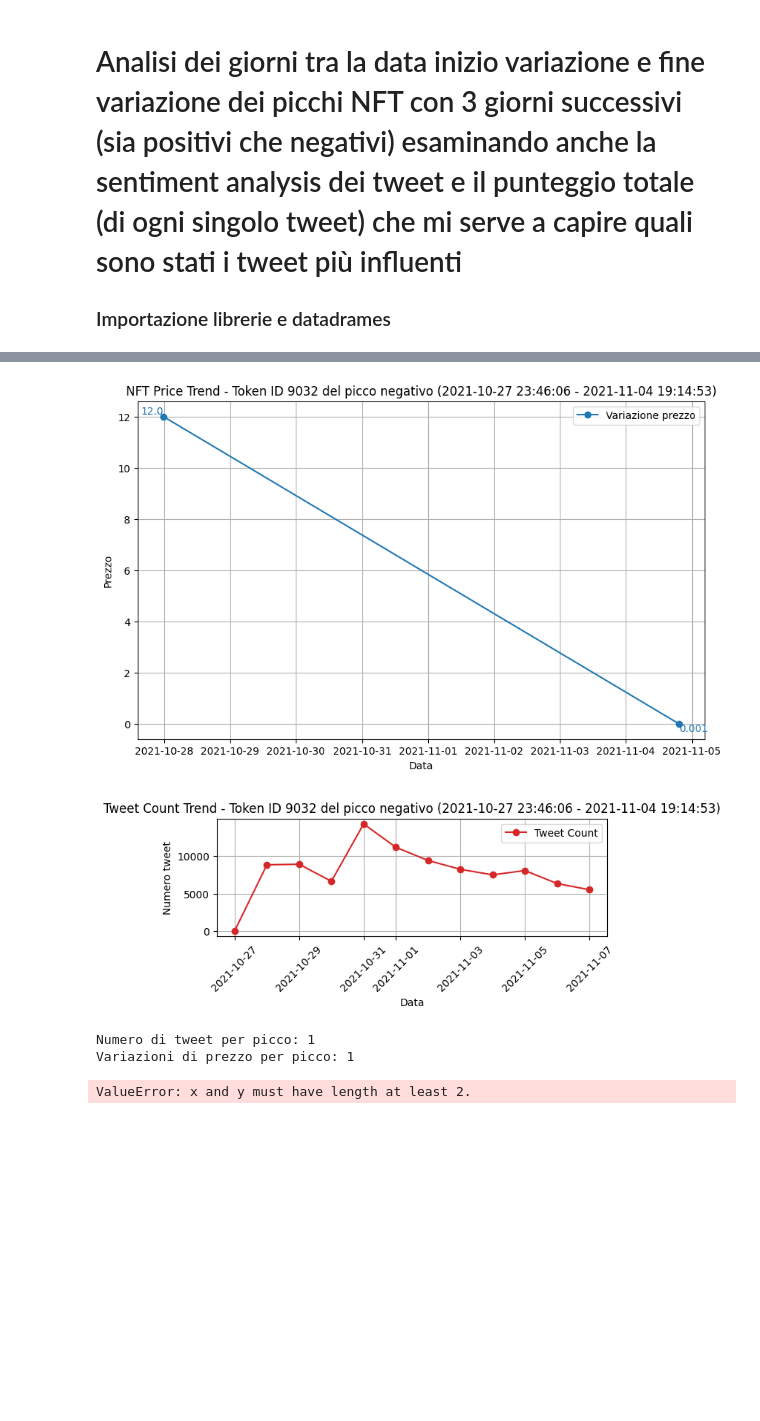
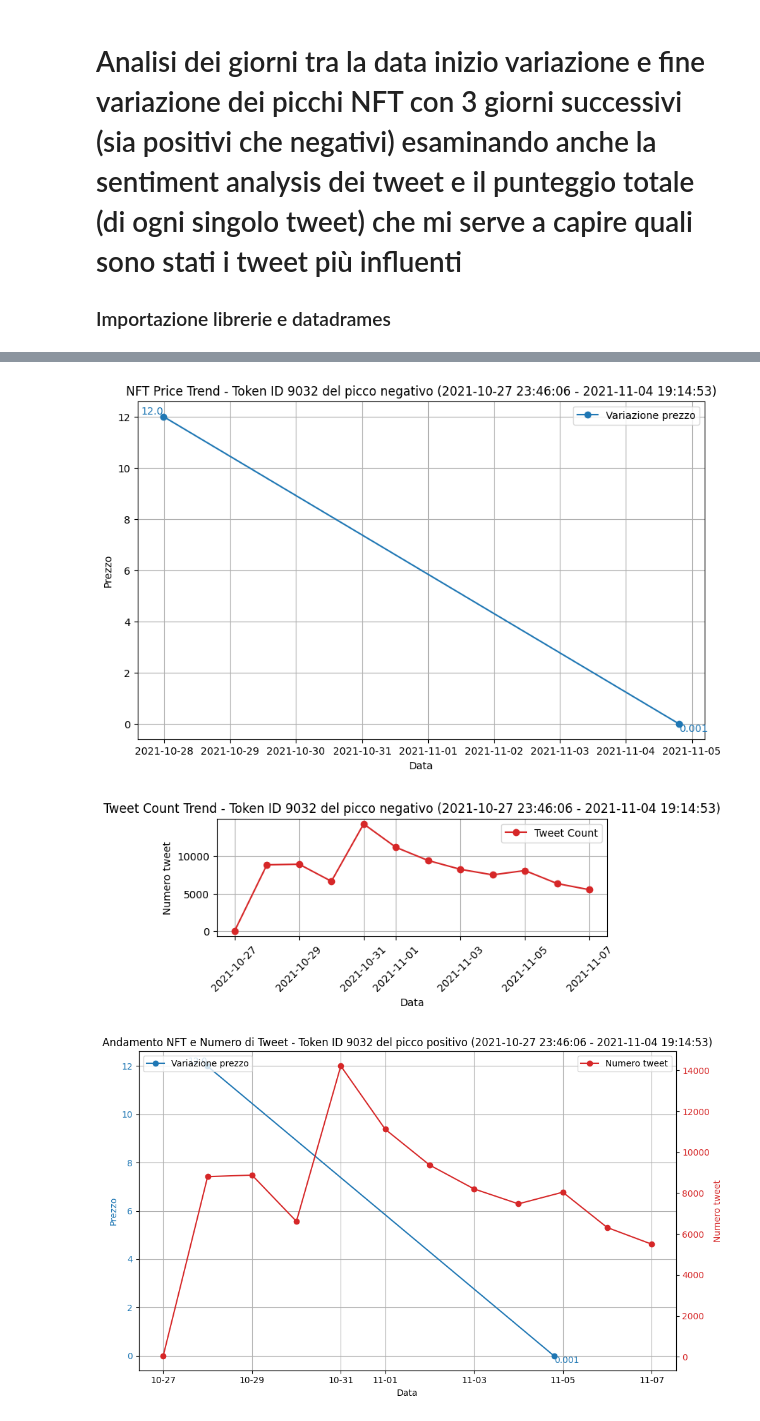
Before and after one commit to riccardospini98/Blockchain, a Jupyter notebook: analisi_inversa_NFT_tweet.ipynb, the cells around one changed output, grey strips where cells are left out. Drawn from its saved outputs; the diff is of its cells as text; code cells hidden in the pictures; blank space fills up the shorter version.

```diff
--- a/analisi_inversa_NFT_tweet.ipynb
+++ b/analisi_inversa_NFT_tweet.ipynb
@@ -192,62 +175,55 @@ for index, row in top_nft_negativi.iterrows():
     plt.plot(dates, prices, marker='o', linestyle='-', label=f'Variazione prezzo')
     plt.title(f'NFT Price Trend - Token ID {token_id} del picco negativo ({data_inizio_variazione} - {data_fine_variazione})')
     plt.text(data_inizio_variazione, prezzo_inizio, f'{prezzo_inizio}', ha='right', va='bottom', fontsize=10, color='tab:blue')
     plt.text(data_fine_variazione, prezzo_fine, f'{prezzo_fine}', ha='left', va='top', fontsize=10, color='tab:blue')
     plt.xlabel('Data')
     plt.ylabel('Prezzo')
     plt.legend()
     plt.grid(True)
     plt.show()
 
     # Grafico tweet count trend
     plt.subplot(2, 1, 2)
     tweet_counts = tweets_filtrati.resample('D', on='created_at').size()
     plt.plot(tweet_counts.index, tweet_counts.values, marker='o', linestyle='-', color='tab:red', label='Tweet Count')
     plt.title(f'Tweet Count Trend - Token ID {token_id} del picco negativo ({data_inizio_variazione} - {data_fine_variazione})')
     plt.xlabel('Data')
     # plt.scatter(tweet_counts['created_at'].dt.strftime('%d-%m'))
     plt.ylabel('Numero tweet')
     plt.legend()
     plt.grid(True)
     plt.xticks(rotation=45)
     plt.tight_layout()
     plt.show()
 
-    picchi_calcolati += 1
+    # Grafico combinato
+    fig, ax1 = plt.subplots(figsize=(10, 6))
 
-# Debugging: stampa la lunghezza delle liste
-print(f"Numero di tweet per picco: {len(num_tweet_per_picco)}")
-print(f"Variazioni di prezzo per picco: {len(variazioni_prezzo_per_picco)}")
+    # Plot per il prezzo NFT
+    ax1.plot(dates, prices, marker='o', linestyle='-', color='tab:blue', label='Variazione prezzo')
+    ax1.set_xlabel('Data')
+    ax1.set_ylabel('Prezzo', color='tab:blue')
+    ax1.tick_params(axis='y', labelcolor='tab:blue')
+    ax1.legend(loc='upper left')
+    ax1.text(data_inizio_variazione, prezzo_inizio, f'{prezzo_inizio}', ha='right', va='bottom', fontsize=10, color='tab:blue')
+    ax1.text(data_fine_variazione, prezzo_fine, f'{prezzo_fine}', ha='left', va='top', fontsize=10, color='tab:blue')
 
-# Calcola la correlazione una volta che hai tutti i dati
-correlation_coefficient, p_value = pearsonr(num_tweet_per_picco, variazioni_prezzo_per_picco)
-risultati_correlazione = {
-    'coefficiente': correlation_coefficient,
-    'p_value': p_value,
-    'num_tweet': num_tweet_per_picco.copy(),
-    'variazione_prezzo': variazioni_prezzo_per_picco.copy()
-}
+    # Secondo asse per il conteggio dei tweet
+    ax2 = ax1.twinx()
+    tweet_counts = tweets_filtrati.resample('D', on='created_at').size()
+    ax2.plot(tweet_counts.index, tweet_counts.values, marker='o', linestyle='-', color='tab:red', label='Numero tweet')
+    ax2.set_ylabel('Numero tweet', color='tab:red')
+    ax2.tick_params(axis='y', labelcolor='tab:red')
+    ax2.legend(loc='upper right')
 
-# Stampa i risultati della correlazione
-coeff = risultati_correlazione['coefficiente']
-p_value = risultati_correlazione['p_value']
-num_tweet = risultati_correlazione['num_tweet']
-variazione_prezzo = risultati_correlazione['variazione_prezzo']
-
-print(f"Coefficiente di correlazione di Pearson: {coeff:.4f}")
-print(f"P-value: {p_value:.4f}")
-
-if p_value == 1.0000:
-    print("Non c'è alcuna evidenza di una correlazione tra il numero di tweet e l'aumento dei prezzi degli NFT.")
-elif coeff > 0:
-    print("Esiste una correlazione positiva tra il numero di tweet e l'aumento dei prezzi degli NFT.")
-elif coeff < 0:
-    print("Esiste una correlazione negativa tra il numero di tweet e l'aumento dei prezzi degli NFT.")
-else:
-    print("Non c'è una correlazione lineare tra il numero di tweet e l'aumento dei prezzi degli NFT.")
+    plt.title(f'Andamento NFT e Numero di Tweet - Token ID {token_id} del picco positivo ({data_inizio_variazione} - {data_fine_variazione})')
+    date_formatter = DateFormatter('%m-%d')
+    ax1.xaxis.set_major_formatter(date_formatter)
+    plt.xticks(rotation=20)
+    ax1.grid(True)
+    fig.tight_layout()
+    plt.show()
 # %% [output]
 [figure]
 [figure]
-Numero di tweet per picco: 1
-Variazioni di prezzo per picco: 1
-ValueError: x and y must have length at least 2.
+[figure, added]
```
Also changed, not shown: parts of 1 cell of this notebook.
